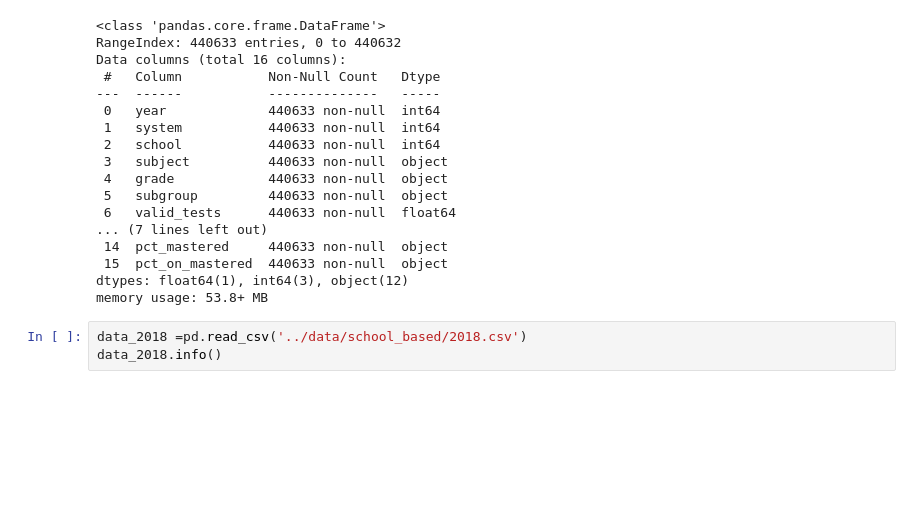
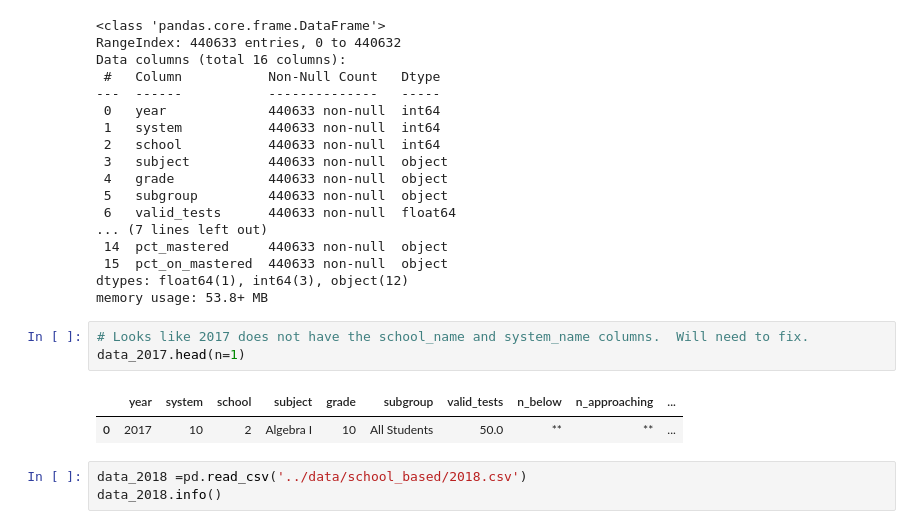
Before and after one commit to Claytor/Capstone_TN_COVID_School_Achievement_Impact, a Jupyter notebook: notebooks/school_assessments_join.ipynb, the cells around one changed output. Cells and saved outputs as stored; diff of their text form; blank space fills up the shorter version.

```diff
--- a/notebooks/school_assessments_join.ipynb
+++ b/notebooks/school_assessments_join.ipynb
@@ -21,6 +21,12 @@ Data columns (total 16 columns):
  15  pct_on_mastered  440633 non-null  object
 dtypes: float64(1), int64(3), object(12)
 memory usage: 53.8+ MB
+# %%
+# Looks like 2017 does not have the school_name and system_name columns.  Will need to fix.
+data_2017.head(n=1)
+# %% [output]
+|  | year | system | school | subject | grade | subgroup | valid_tests | n_below | n_approaching | ... |
+| 0 | 2017 | 10 | 2 | Algebra I | 10 | All Students | 50.0 | ** | ** | ... |
 # %%
 data_2018 =pd.read_csv('../data/school_based/2018.csv')
 data_2018.info()
```
Also changed, not shown: parts of 9 cells of this notebook.
